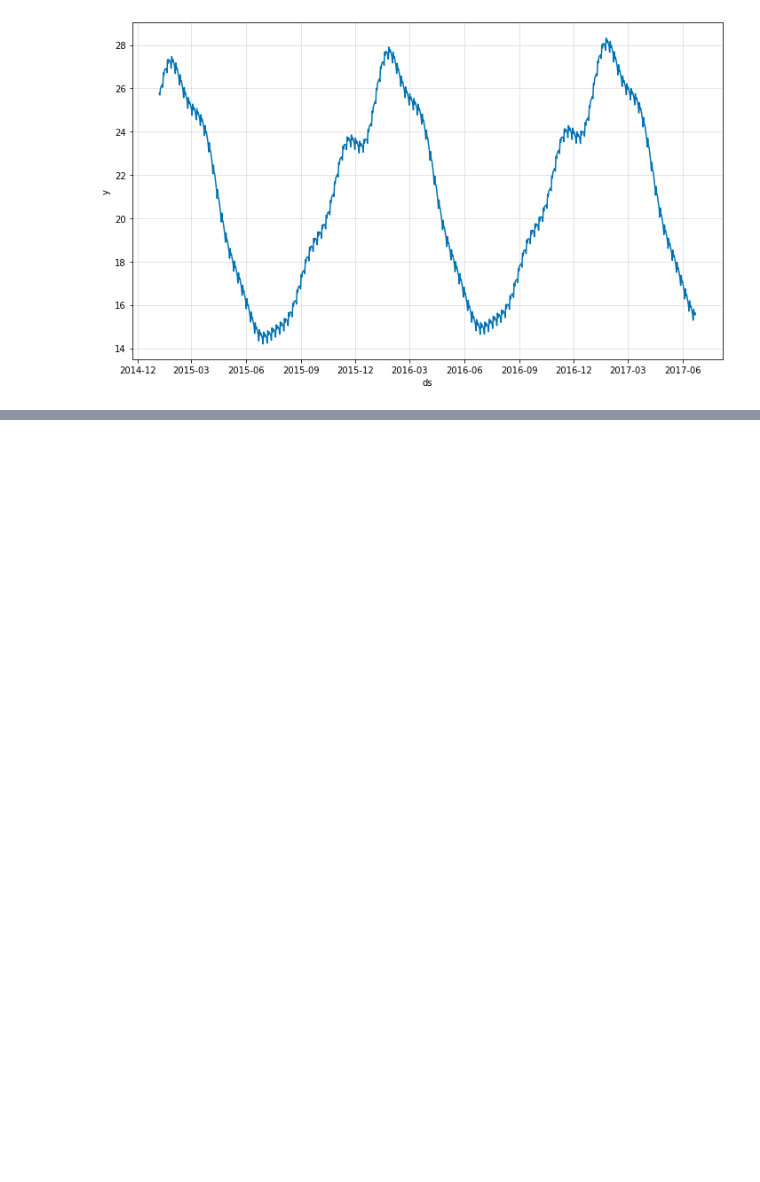
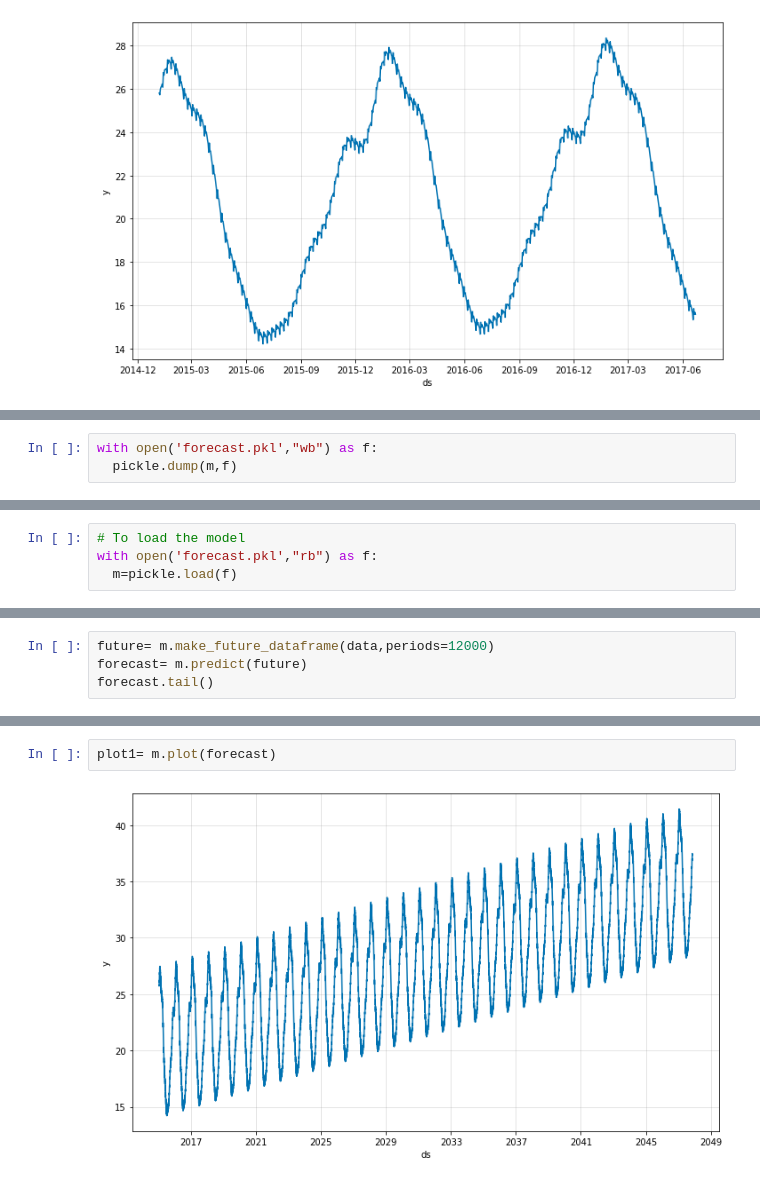
Before and after one commit to shailavij/ML-Projects, a Jupyter notebook: Neural_Prophet_Weather_Forecast.ipynb, the cells around one changed output, grey strips where cells are left out. Saved outputs shown, nothing was run; the diff lists cells and outputs as text; blank space fills up the shorter version.

```diff
--- a/Neural_Prophet_Weather_Forecast.ipynb
+++ b/Neural_Prophet_Weather_Forecast.ipynb
@@ -188,0 +210,3 @@ plot1= m.plot(forecast)
+# %%
+with open('forecast.pkl',"wb") as f:
+  pickle.dump(m,f)
@@ -188,0 +222,4 @@ plot1= m.plot(forecast)
+# %%
+# To load the model
+with open('forecast.pkl',"rb") as f:
+  m=pickle.load(f)
@@ -188,0 +230,4 @@ plot1= m.plot(forecast)
+# %%
+future= m.make_future_dataframe(data,periods=12000)
+forecast= m.predict(future)
+forecast.tail()
@@ -188,0 +241,4 @@ plot1= m.plot(forecast)
+# %%
+plot1= m.plot(forecast)
+# %% [output]
+[figure, added]
```
Also changed, not shown: parts of 13 cells of this notebook.
